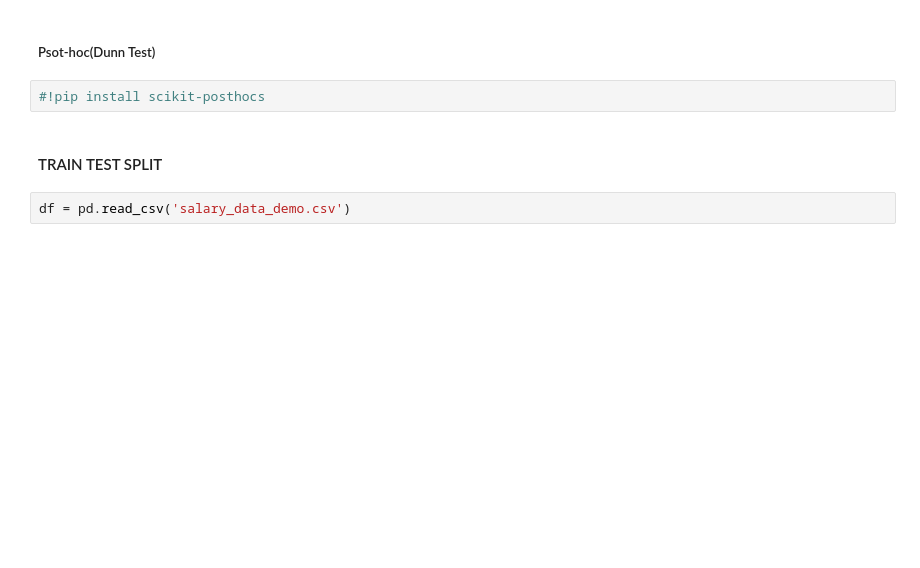
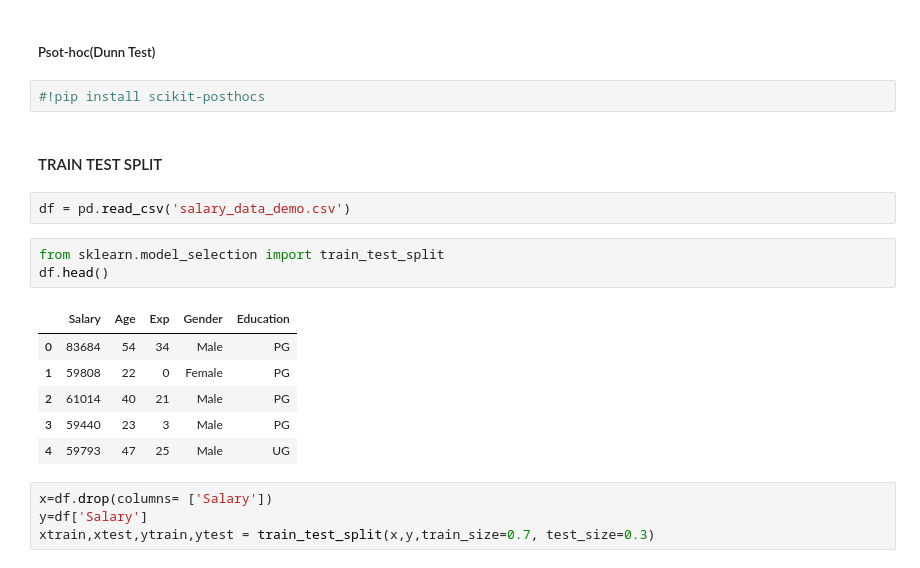
Before and after one commit to Shlok-007-in/Data-Science-Practice, a Jupyter notebook: week-6-EDA & Stats/EDA&STATS Notebook File-3.ipynb, the cells around one changed output. Saved outputs shown, nothing was run; the diff lists cells and outputs as text; blank space fills up the shorter version.

Commit message:
train_test_split method for model training with python code

```diff
--- a/week-6-EDA & Stats/EDA&STATS Notebook File-3.ipynb
+++ b/week-6-EDA & Stats/EDA&STATS Notebook File-3.ipynb
@@ -512,3 +512,17 @@ we reject null hypothesis
 #### TRAIN TEST SPLIT
 # %%
 df = pd.read_csv('salary_data_demo.csv')
+# %%
+from sklearn.model_selection import train_test_split
+df.head()
+# %% [output]
+|  | Salary | Age | Exp | Gender | Education |
+| 0 | 83684 | 54 | 34 | Male | PG |
+| 1 | 59808 | 22 | 0 | Female | PG |
+| 2 | 61014 | 40 | 21 | Male | PG |
+| 3 | 59440 | 23 | 3 | Male | PG |
+| 4 | 59793 | 47 | 25 | Male | UG |
+# %%
+x=df.drop(columns= ['Salary'])
+y=df['Salary']
+xtrain,xtest,ytrain,ytest = train_test_split(x,y,train_size=0.7, test_size=0.3)
```
Also changed, not shown: 2 other files.
